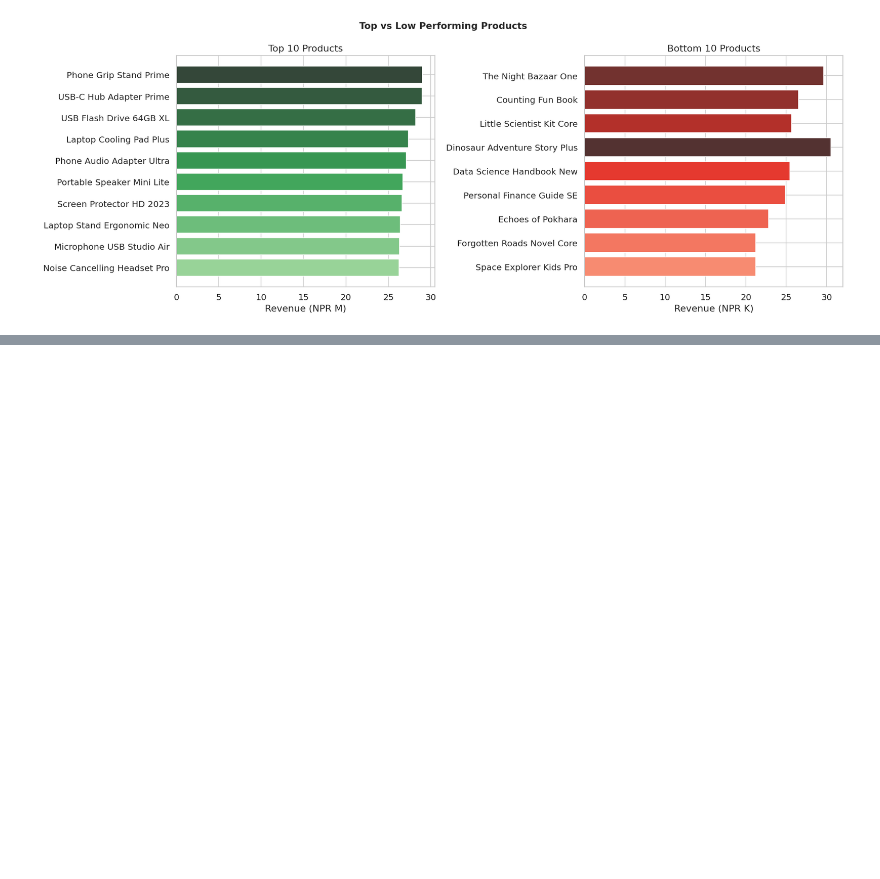
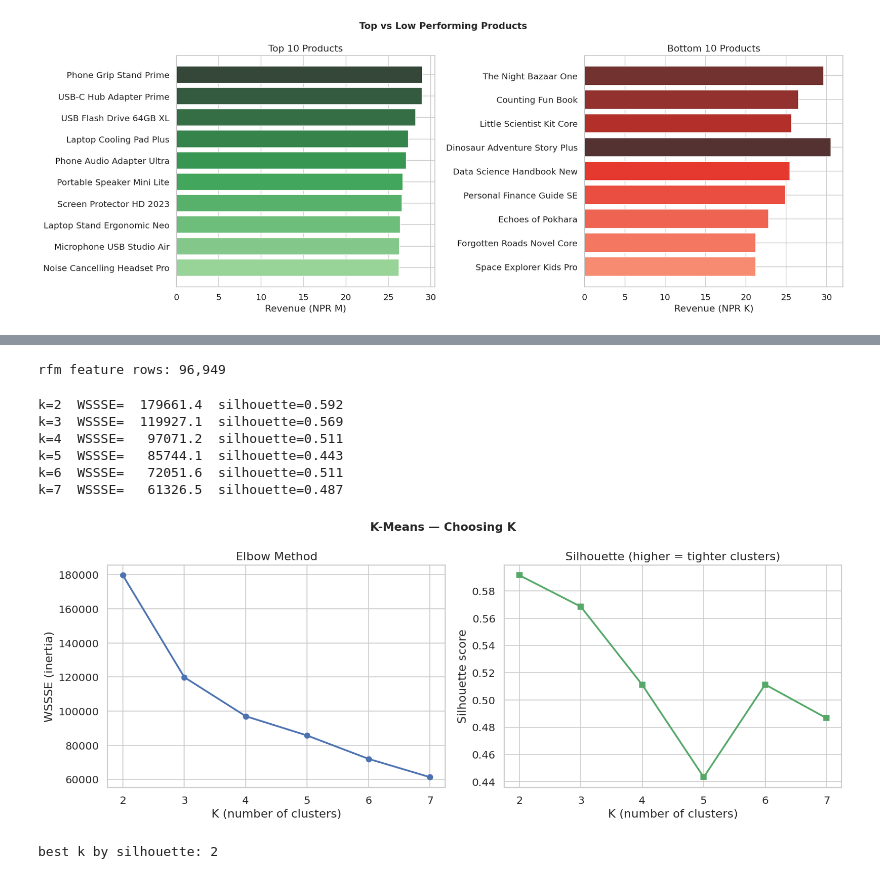
Before and after one commit to Shishir3D/bigdatacw, a Jupyter notebook: sales_analysis.ipynb, the cells around one changed output, grey strips where cells are left out. Drawn from its saved outputs; the diff is of its cells as text; code cells hidden in the pictures; blank space fills up the shorter version.

```diff
--- a/sales_analysis.ipynb
+++ b/sales_analysis.ipynb
@@ -433,0 +650,61 @@ plt.show()
+# %%
+# assemble + scale RFM features
+rfm_assembler = VectorAssembler(
+    inputCols=["recency", "frequency", "monetary"],
+    outputCol="rfm_raw"
+)
+rfm_scaler = StandardScaler(inputCol="rfm_raw", outputCol="features", withMean=True, withStd=True)
+
+rfm_prep = Pipeline(stages=[rfm_assembler, rfm_scaler]).fit(rfm).transform(rfm).cache()
+print(f"rfm feature rows: {rfm_prep.count():,}")
+# %% [output]
+rfm feature rows: 96,949
+# %%
+# try K = 2..7 and record inertia (WSSSE) and silhouette score
+evaluator = ClusteringEvaluator(featuresCol="features", metricName="silhouette")
+
+k_results = []
+for k in range(2, 8):
+    km = KMeans(featuresCol="features", k=k, seed=42)
+    model_k = km.fit(rfm_prep)
+    preds_k = model_k.transform(rfm_prep)
+    wssse = model_k.summary.trainingCost
+    sil = evaluator.evaluate(preds_k)
+    k_results.append({"k": k, "wssse": wssse, "silhouette": sil})
+    print(f"k={k}  WSSSE={wssse:10.1f}  silhouette={sil:.3f}")
+
+k_df = pd.DataFrame(k_results)
+# %% [output]
+k=2  WSSSE=  179661.4  silhouette=0.592
+k=3  WSSSE=  119927.1  silhouette=0.569
+k=4  WSSSE=   97071.2  silhouette=0.511
+k=5  WSSSE=   85744.1  silhouette=0.443
+k=6  WSSSE=   72051.6  silhouette=0.511
+k=7  WSSSE=   61326.5  silhouette=0.487
+# %%
+# elbow + silhouette plot — pick the best K
+fig, (ax1, ax2) = plt.subplots(1, 2, figsize=(13, 5))
+fig.suptitle("K-Means — Choosing K", fontsize=13, fontweight="bold")
+
+# elbow: look for the bend
+ax1.plot(k_df["k"], k_df["wssse"], marker="o", color="#4C72B0", linewidth=2)
+ax1.set_xlabel("K (number of clusters)")
+ax1.set_ylabel("WSSSE (inertia)")
+ax1.set_title("Elbow Method")
+
+# silhouette: higher is better
+ax2.plot(k_df["k"], k_df["silhouette"], marker="s", color="#55A868", linewidth=2)
+ax2.set_xlabel("K (number of clusters)")
+ax2.set_ylabel("Silhouette score")
+ax2.set_title("Silhouette (higher = tighter clusters)")
+
+plt.tight_layout()
+plt.savefig("cluster_elbow_silhouette.png", dpi=120, bbox_inches="tight")
+plt.show()
+
+# best k = highest silhouette
+best_k = int(k_df.loc[k_df["silhouette"].idxmax(), "k"])
+print(f"best k by silhouette: {best_k}")
+# %% [output]
+[figure, added]
+best k by silhouette: 2
```
Also changed, not shown: parts of 32 cells of this notebook, 1 other file.
